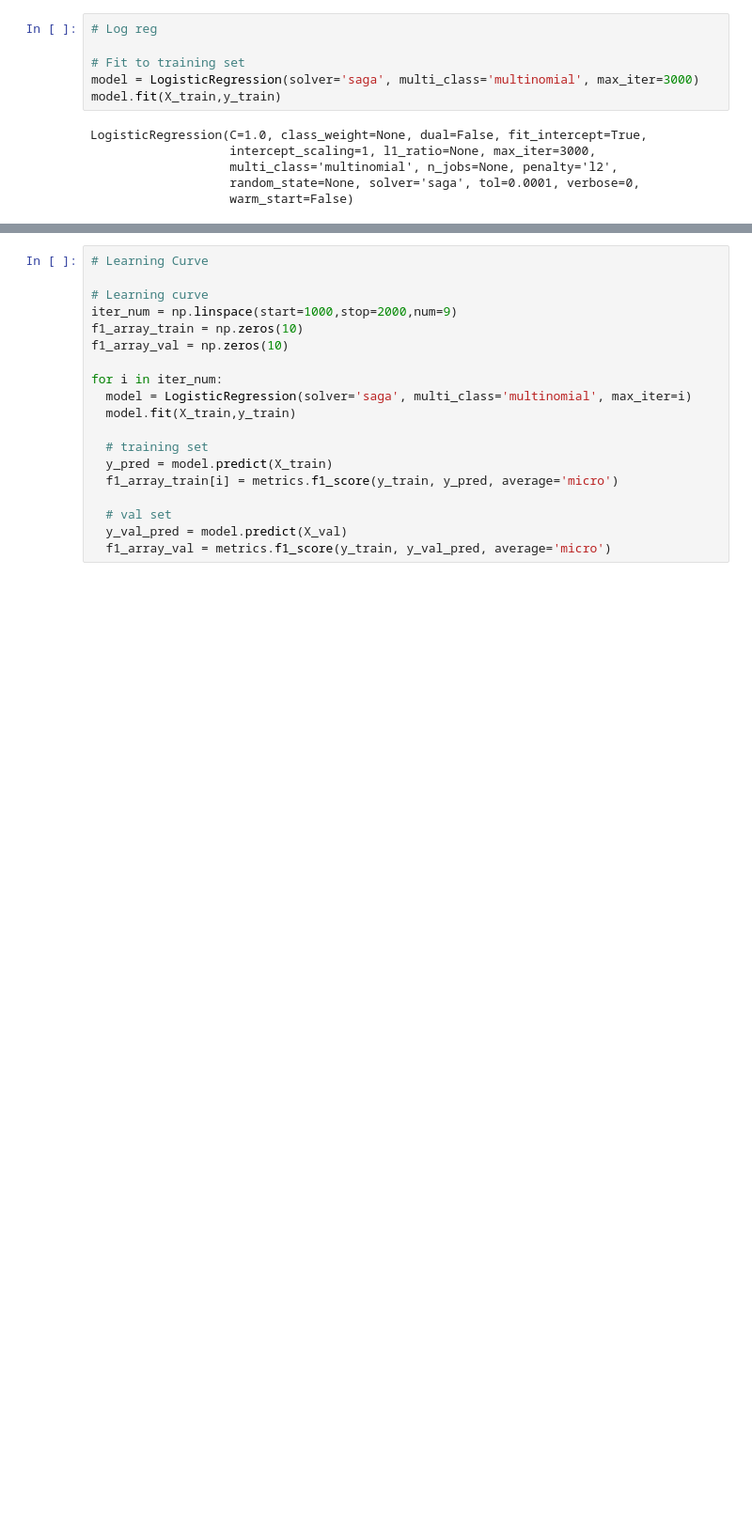
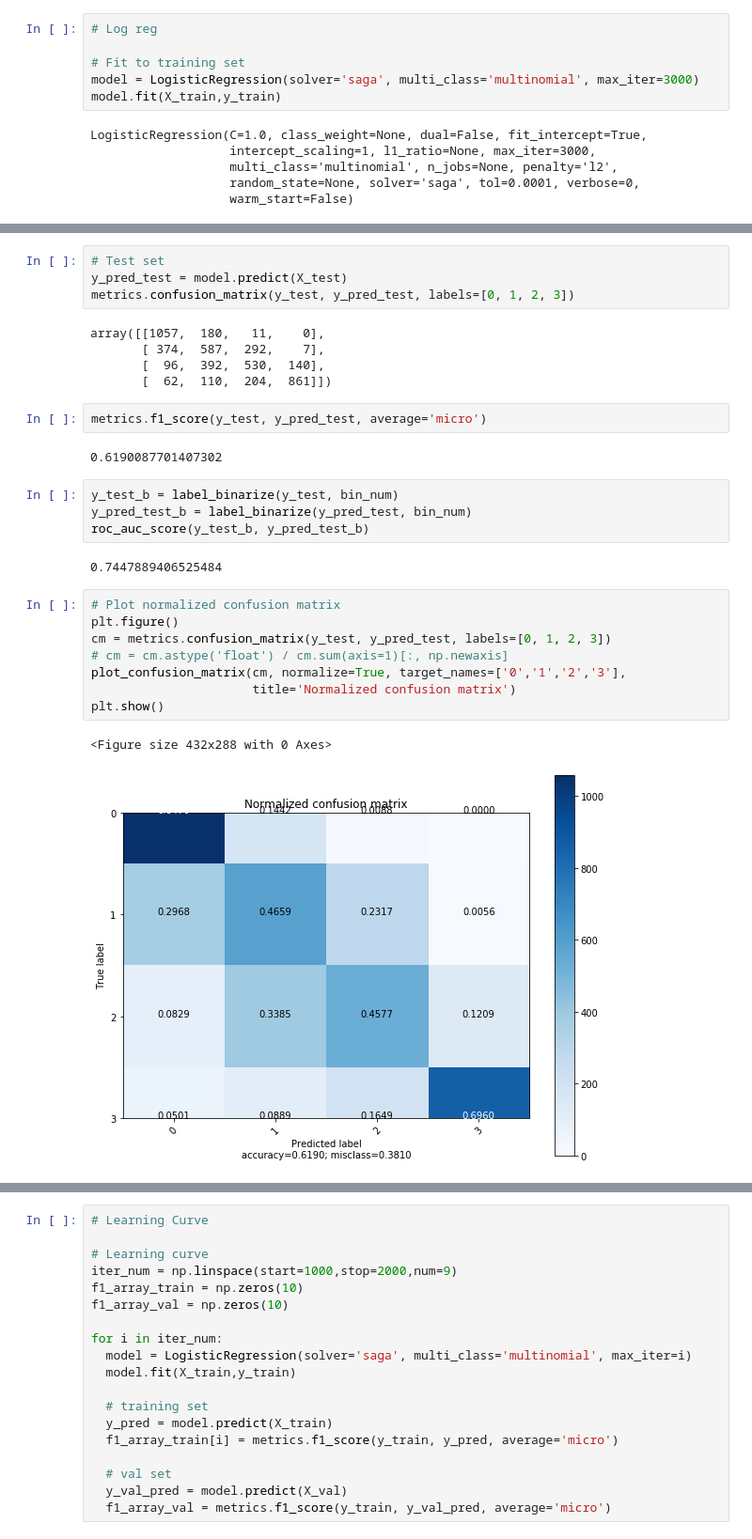
Before and after one commit to jenniferwcheng/video-game-revenue-prediction, a Jupyter notebook: model.ipynb, the cells around one changed output, grey strips where cells are left out. Shown: that part at 94% size. Cells and saved outputs as stored; diff of their text form; blank space fills up the shorter version.

```diff
--- a/model.ipynb
+++ b/model.ipynb
@@ -295,0 +389,30 @@ roc_auc_score(y_val_b, y_pred_val_b)
+# %%
+# Test set
+y_pred_test = model.predict(X_test)
+metrics.confusion_matrix(y_test, y_pred_test, labels=[0, 1, 2, 3])
+# %% [output]
+array([[1057,  180,   11,    0],
+       [ 374,  587,  292,    7],
+       [  96,  392,  530,  140],
+       [  62,  110,  204,  861]])
+# %%
+metrics.f1_score(y_test, y_pred_test, average='micro')
+# %% [output]
+0.6190087701407302
+# %%
+y_test_b = label_binarize(y_test, bin_num)
+y_pred_test_b = label_binarize(y_pred_test, bin_num)
+roc_auc_score(y_test_b, y_pred_test_b)
+# %% [output]
+0.7447889406525484
+# %%
+# Plot normalized confusion matrix
+plt.figure()
+cm = metrics.confusion_matrix(y_test, y_pred_test, labels=[0, 1, 2, 3])
+# cm = cm.astype('float') / cm.sum(axis=1)[:, np.newaxis]
+plot_confusion_matrix(cm, normalize=True, target_names=['0','1','2','3'],
+                      title='Normalized confusion matrix')
+plt.show()
+# %% [output]
+<Figure size 432x288 with 0 Axes>
+[figure, added]
```
Also changed, not shown: parts of 41 cells of this notebook.
